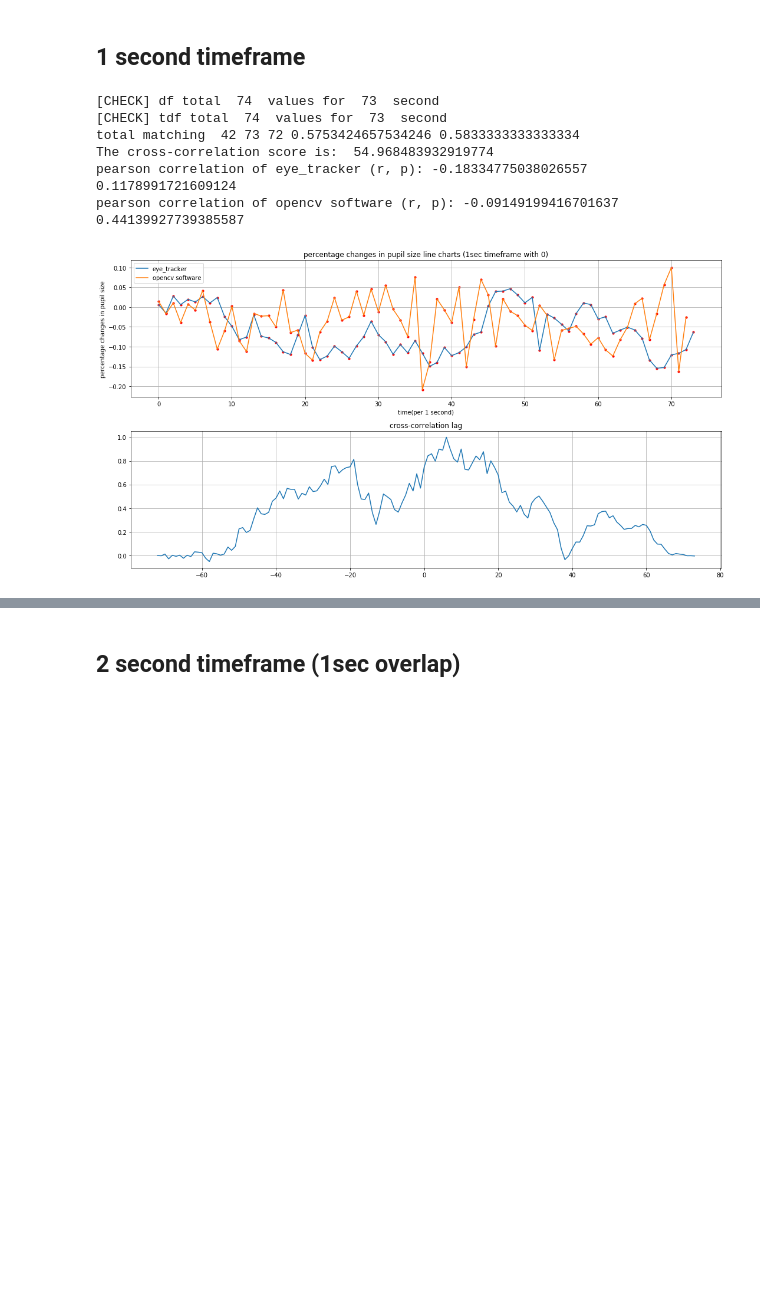
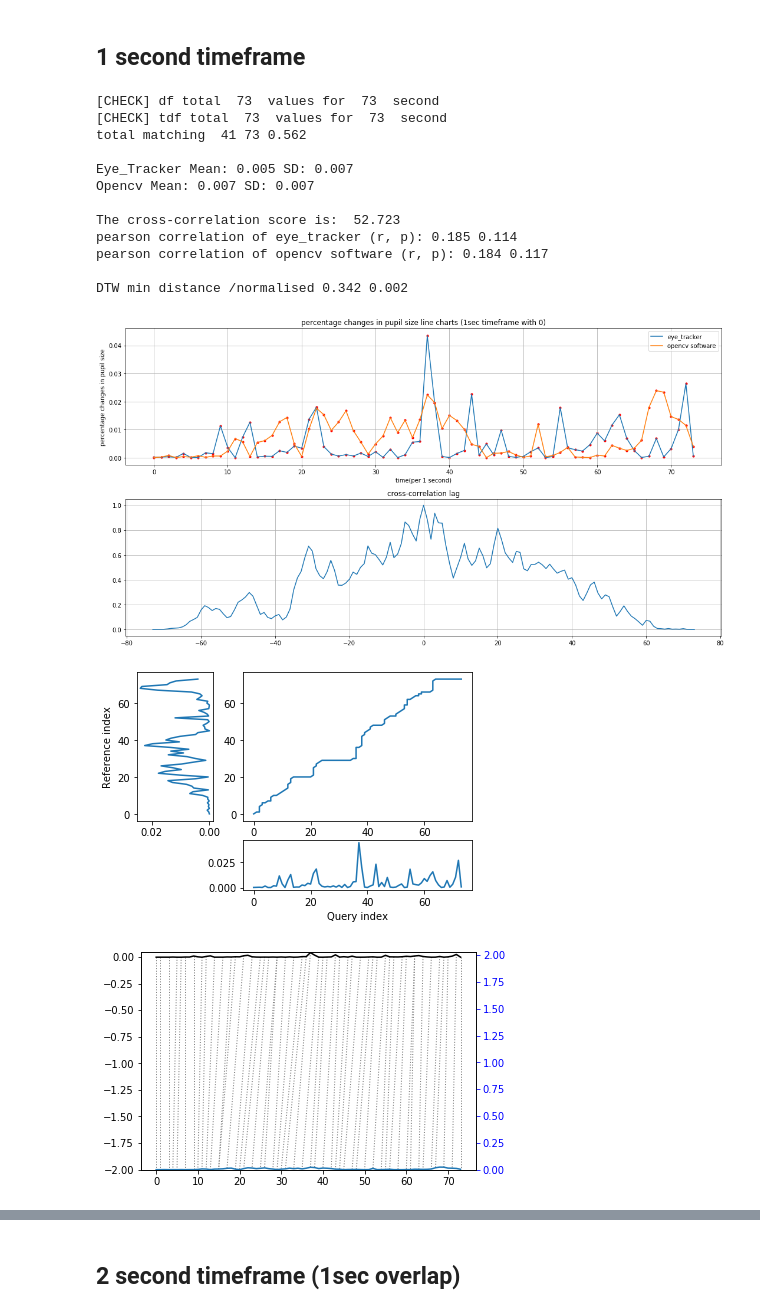
Before and after one commit to kkkkk2017/pupil_data_analysis, a Jupyter notebook: analysis_tobii_opencv_light.ipynb, the cells around one changed output, grey strips where cells are left out. Cells and saved outputs as stored; diff of their text form; code cells hidden in the pictures; blank space fills up the shorter version.

```diff
--- a/analysis_tobii_opencv_light.ipynb
+++ b/analysis_tobii_opencv_light.ipynb
@@ -232,6 +233,8 @@ def normalise(df):
 
     #for the last sec
     result.update({current_sec: hmean(values)})
-
+    result = pandas.DataFrame.from_dict(result, orient='index', columns=['radius'])
+    result['pcps'] = result['radius'].pct_change()
+    result['pcps'][0] = 0
     return result
 # %%
@@ -287,6 +321,8 @@ def plot_rate(ary1, ary2, timeframe, overlap):
 # %%
 def normalise_sec(df, sec=2, overlap=1, half=False): #input dict, half: if overlap has 0.5 sec
+    df = pandas.DataFrame.to_dict(df)['radius']
     result = {}
+#     print(int(list(df.keys())[-1]))
     end = int(list(df.keys())[-1])-sec-overlap
     interval = sec-overlap
     if half:
@@ -317,6 +353,10 @@ def normalise_sec(df, sec=2, overlap=1, half=False): #input dict, half: if overl
 
     if np.isnan(result[0]):
         result.update({0: result[1]})
+
+    result = pandas.DataFrame.from_dict(result, orient='index', columns=['radius'])
+    result['pcps'] = result['radius'].pct_change()
+    result['pcps'][0] = 0
     return result
 # %%
 def normalise_rate_sec(ary, sec=2, overlap=1, half=False): #input dict, half: if overlap has 0.5 sec
@@ -374,19 +419,27 @@ ax2.legend(loc='best')
 # %%
 #normalise into 1 second timeframe
 timeframe = 1
 overlap = 0
 df_1 = normalise_sec(opencv, timeframe, overlap)
 tdf_1 = normalise_sec(tobii, timeframe, overlap)
-print('[CHECK] df total ', len(df_1.keys()), ' values for ', list(df_1.keys())[-1], ' second')
-print('[CHECK] tdf total ', len(tdf_1.keys()), ' values for ', list(tdf_1.keys())[-1], ' second')
-py_rate_1 = cal_rate(list(df_1.values()), baseline)[1:]#[4:]
-tb_rate_1 = cal_rate(list(tdf_1.values()), t_baseline)
-plot_rate(tb_rate_1, py_rate_1, 1, 0)
+print('[CHECK] df total ', len(df_1.index)-1, ' values for ', list(df_1.index)[-1], ' second')
+print('[CHECK] tdf total ', len(tdf_1.index)-1, ' values for ', list(tdf_1.index)[-1], ' second')
+py_rate_1 = cal_rate(list(df_1['radius']), baseline)
+tb_rate_1 = cal_rate(list(tdf_1['radius']), t_baseline)
+plot_rate(py_rate_1, tb_rate_1, 1, 0)
 # %% [output]
-[CHECK] df total  74  values for  73  second
-[CHECK] tdf total  74  values for  73  second
-total matching  42 73 72 0.5753424657534246 0.5833333333333334
-The cross-correlation score is:  54.968483932919774
-pearson correlation of eye_tracker (r, p): -0.18334775038026557 0.1178991721609124
-pearson correlation of opencv software (r, p): -0.09149199416701637 0.44139927739385587
+[CHECK] df total  73  values for  73  second
+[CHECK] tdf total  73  values for  73  second
+total matching  41 73 0.562
+
+Eye_Tracker Mean: 0.005 SD: 0.007
+Opencv Mean: 0.007 SD: 0.007
+
+The cross-correlation score is:  52.723
+pearson correlation of eye_tracker (r, p): 0.185 0.114
+pearson correlation of opencv software (r, p): 0.184 0.117
+
+DTW min distance /normalised 0.342 0.002
-[figure, old version]
+[figure, new version]
+[figure, added]
+[figure, added]
```
Also changed, not shown: parts of 23 cells of this notebook, 1 other file.
